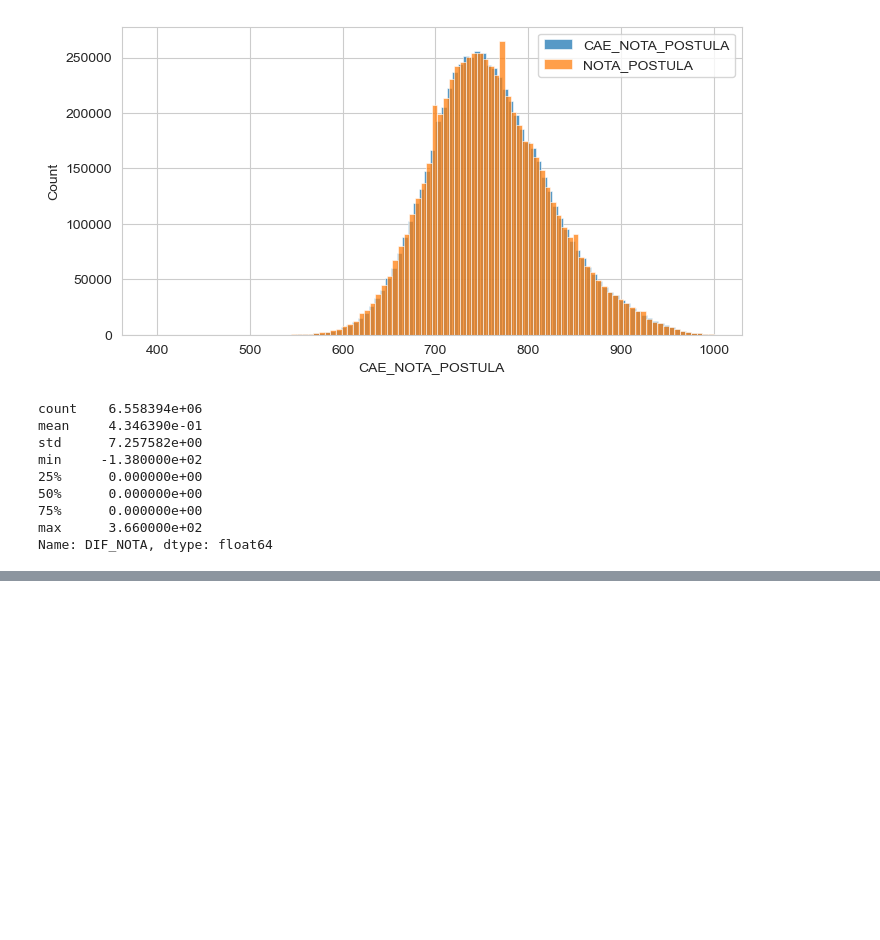
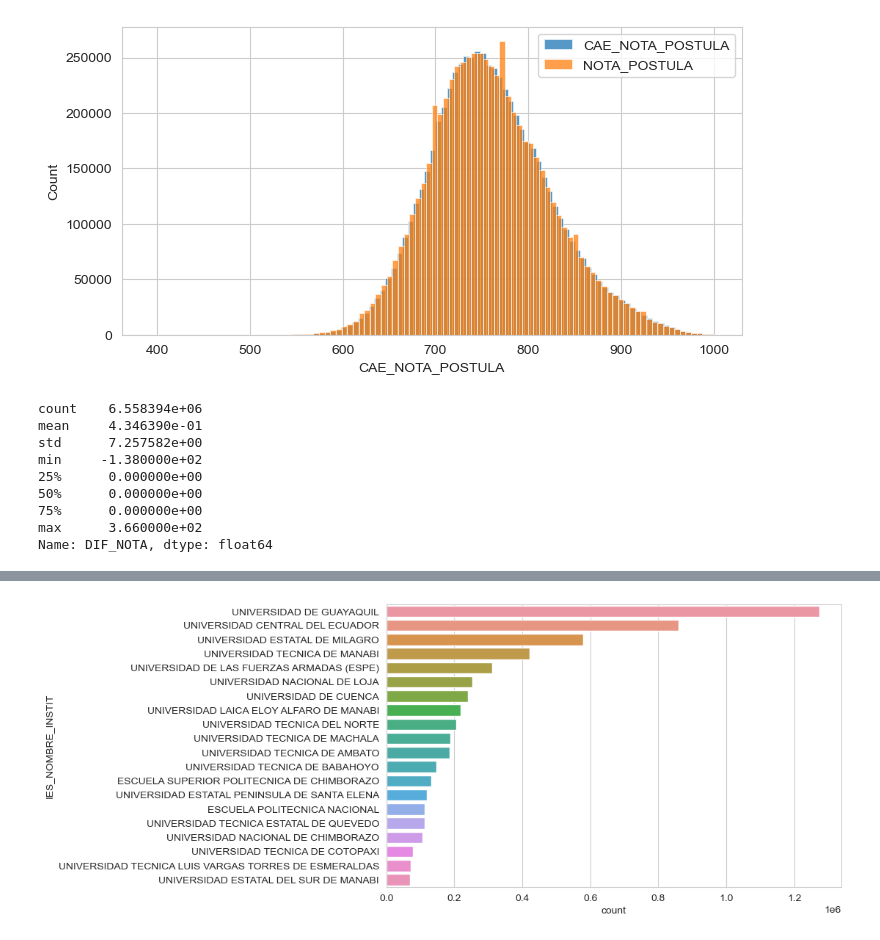
Before and after one commit to mayait/investigacion_senescyt, a Jupyter notebook: postulaciones.ipynb, the cells around one changed output, grey strips where cells are left out. Cells and saved outputs as stored; diff of their text form; code cells hidden in the pictures; blank space fills up the shorter version.

```diff
--- a/postulaciones.ipynb
+++ b/postulaciones.ipynb
@@ -211,0 +281,7 @@ Name: DIF_NOTA, dtype: float64
+# %%
+# Grafica la cantidad de postulaciones por IES_NOMBRE_INSTIT, top 20
+plt.figure(figsize=(8,5))
+sns.countplot(y='IES_NOMBRE_INSTIT', data=postulaciones, order=postulaciones['IES_NOMBRE_INSTIT'].value_counts().iloc[:20].index)
+plt.show()
+# %% [output]
+[figure, added]
```
Also changed, not shown: parts of 14 cells of this notebook.
